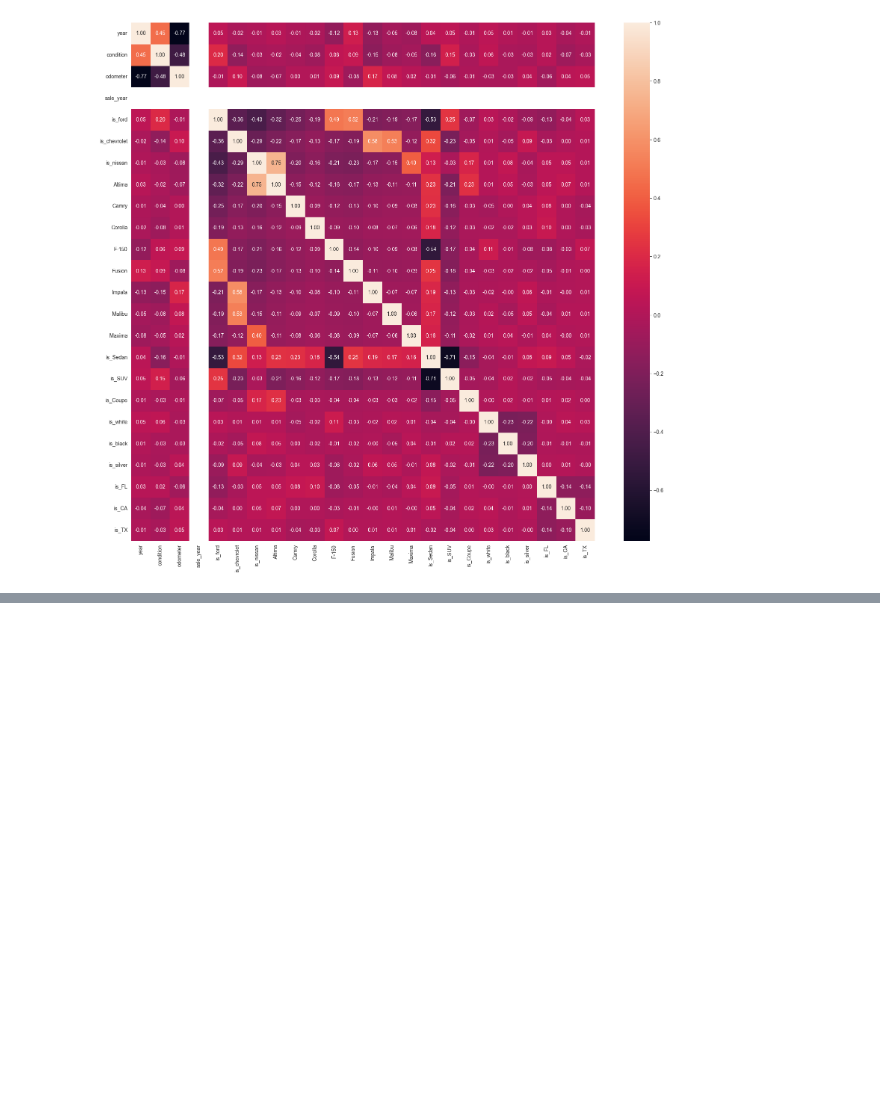
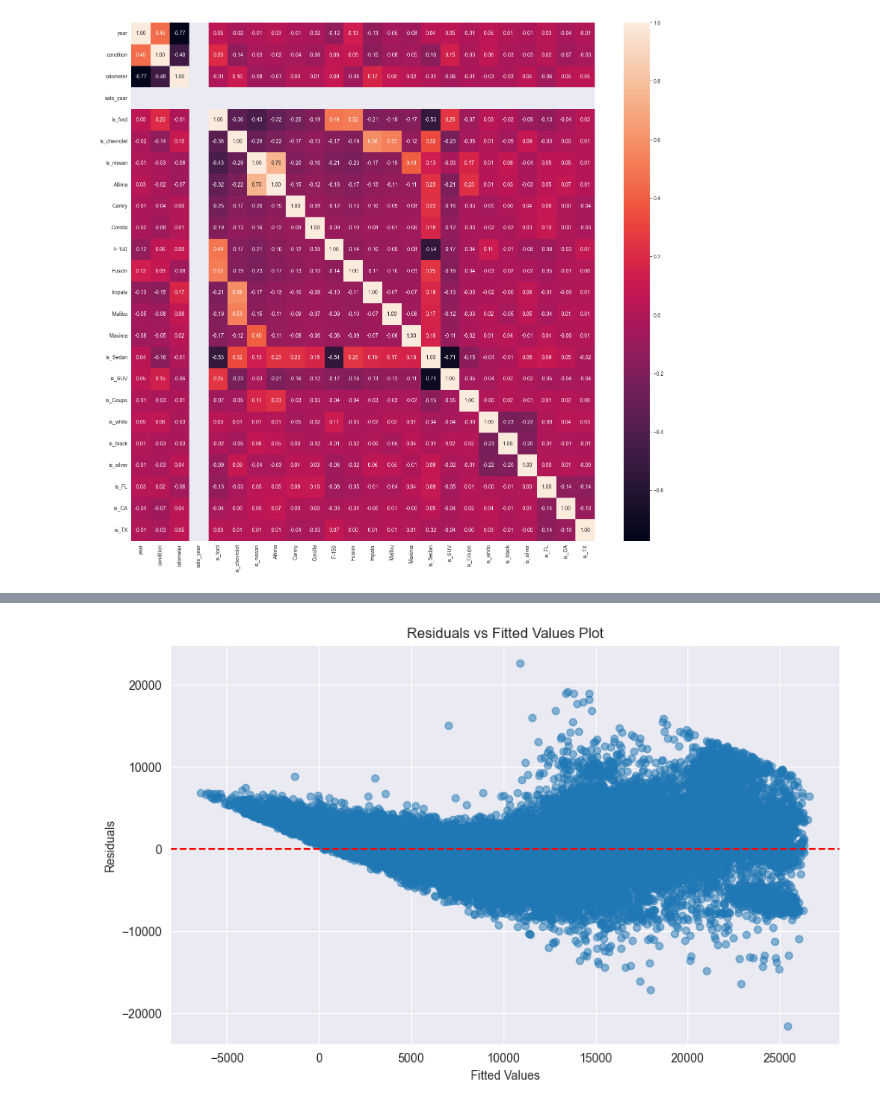
Before and after one commit to PavloKukurik/Car_prices_research, a Jupyter notebook: proj_test.ipynb, the cells around one changed output, grey strips where cells are left out. Drawn from its saved outputs; the diff is of its cells as text; code cells hidden in the pictures; blank space fills up the shorter version.

```diff
--- a/proj_test.ipynb
+++ b/proj_test.ipynb
@@ -643,0 +673,12 @@ plt.show()
+# %%
+residuals = model.resid
+weights = 1.0 / np.sqrt(np.abs(residuals))
+
+
+weights_array = np.array(weights)
+
+model_wls = sm.WLS(y_train, X_train, weights=weights_array).fit()
+
+predictions = model_wls.predict(X_test)
+
+model_wls.summary()
@@ -643,0 +720,13 @@ plt.show()
+# %%
+residuals_wls = model_wls.resid
+fitted_wls = model_wls.fittedvalues
+
+plt.figure(figsize=(10, 6))
+plt.scatter(fitted_wls, residuals_wls, alpha=0.5)
+plt.axhline(0, color='red', linestyle='--')
+plt.xlabel('Fitted Values')
+plt.ylabel('Residuals')
+plt.title('Residuals vs Fitted Values Plot')
+plt.show()
+# %% [output]
+[figure, added]
```
Also changed, not shown: parts of 17 cells of this notebook.
